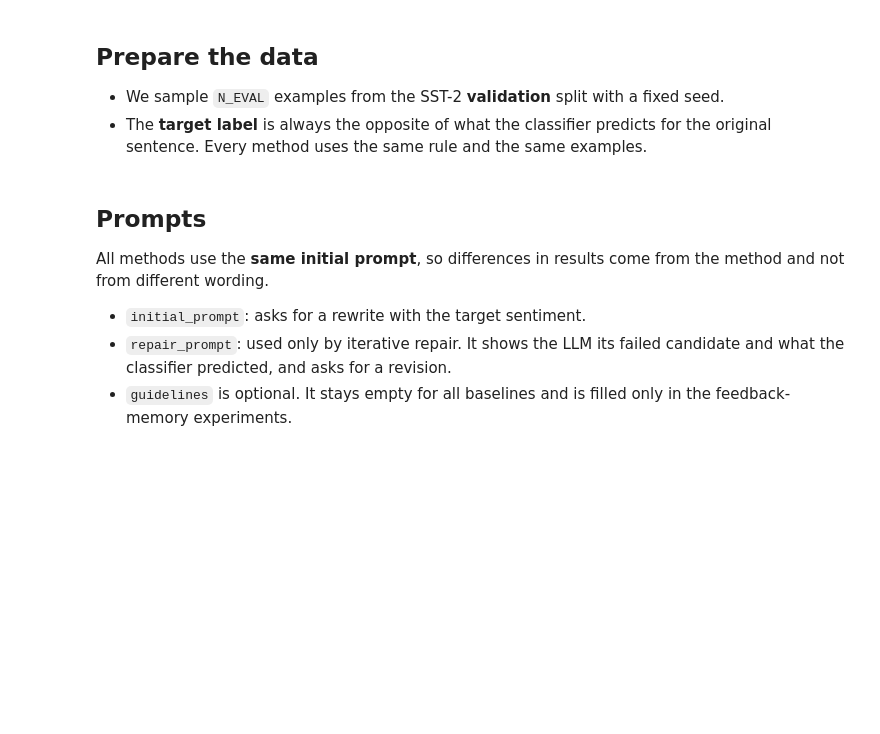
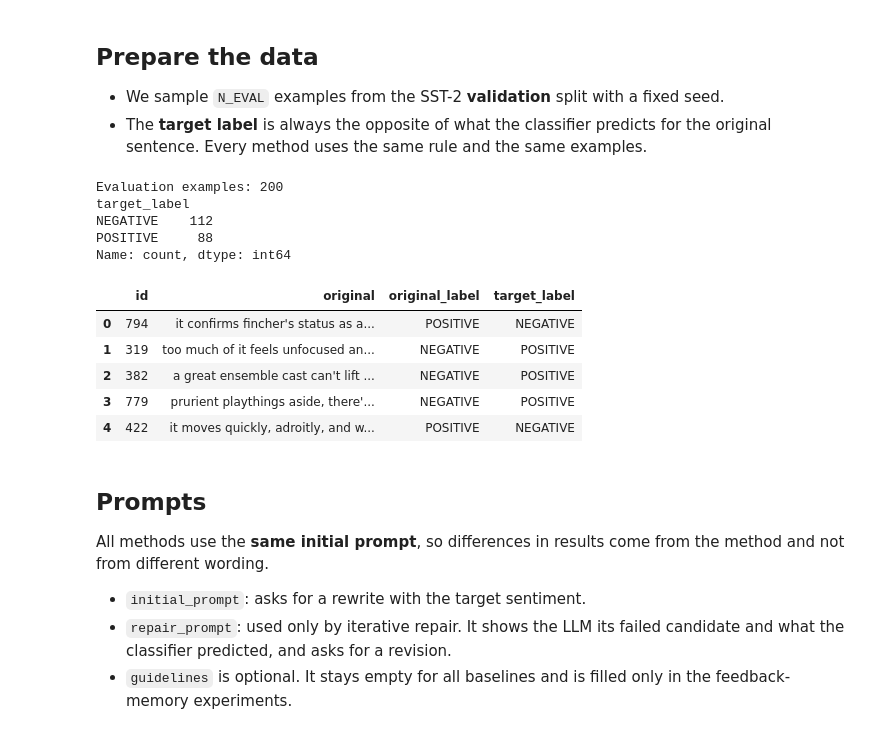
Before and after one commit to SreenathKarthick11/DS5622-Explainable-AI, a Jupyter notebook: Project/XAI_project_langgragh.ipynb, the cells around one changed output. Drawn from its saved outputs; the diff is of its cells as text; code cells hidden in the pictures; blank space fills up the shorter version.

```diff
--- a/Project/XAI_project_langgragh.ipynb
+++ b/Project/XAI_project_langgragh.ipynb
@@ -186,19 +218,35 @@ def ask_llm(prompt, sample=False):
 - The **target label** is always the opposite of what the classifier predicts for the original sentence. Every method uses the same rule and the same examples.
 # %%
 val = dataset["validation"].to_pandas()
-eval_df = val.sample(n=N_EVAL, random_state=SEED).reset_index(drop=True)
+
+if N_EVAL is not None and N_EVAL < len(val):
+    eval_df = val.sample(n=N_EVAL, random_state=SEED).reset_index(drop=True)
+else:
+    eval_df = val.copy().reset_index(drop=True)
 
 eval_df["id"] = eval_df["idx"]
 eval_df["original"] = eval_df["sentence"].map(detokenize)
 
-# classifier prediction on each original sentence
+# Classifier prediction on each original sentence
 preds = classifier(eval_df["original"].tolist(), truncation=True, batch_size=32)
 eval_df["original_label"] = [p["label"].upper() for p in preds]
 eval_df["target_label"] = np.where(eval_df["original_label"] == "NEGATIVE", "POSITIVE", "NEGATIVE")
 
 print("Evaluation examples:", len(eval_df))
 print(eval_df["target_label"].value_counts())
 eval_df[["id", "original", "original_label", "target_label"]].head()
+# %% [output]
+Evaluation examples: 200
+target_label
+NEGATIVE    112
+POSITIVE     88
+Name: count, dtype: int64
+|  | id | original | original_label | target_label |
+| 0 | 794 | it confirms fincher's status as a... | POSITIVE | NEGATIVE |
+| 1 | 319 | too much of it feels unfocused an... | NEGATIVE | POSITIVE |
+| 2 | 382 | a great ensemble cast can't lift ... | NEGATIVE | POSITIVE |
+| 3 | 779 | prurient playthings aside, there'... | NEGATIVE | POSITIVE |
+| 4 | 422 | it moves quickly, adroitly, and w... | POSITIVE | NEGATIVE |
 # %% [markdown]
 ## Prompts
 All methods use the **same initial prompt**, so differences in results come from the method and not from different wording.
```
Also changed, not shown: parts of 44 cells of this notebook.
